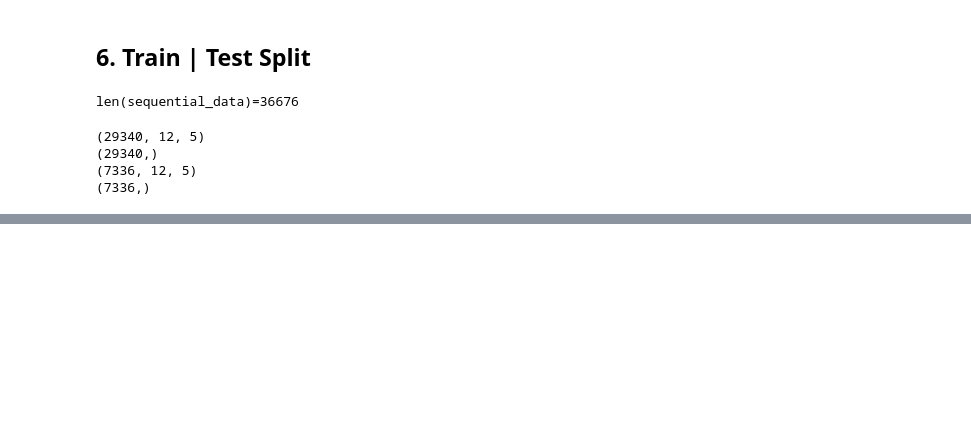
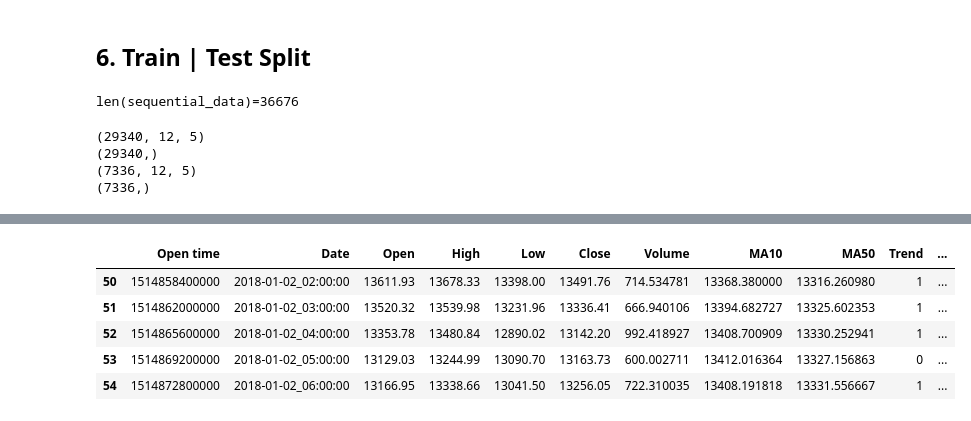
Before and after one commit to SamiFatmi/Bitcoin-price-prediction, a Jupyter notebook: LSTM.ipynb, the cells around one changed output, grey strips where cells are left out. Saved outputs shown, nothing was run; the diff lists cells and outputs as text; code cells hidden in the pictures; blank space fills up the shorter version.

```diff
--- a/LSTM.ipynb
+++ b/LSTM.ipynb
@@ -232,0 +334,15 @@ print(f"{y_test.shape}")
+# %%
+#moving average
+hourly_btc_data["MA10"] = [-1 if i <10 else (np.average(hourly_btc_data["Close"][i-10:i+1])) for i in range(len(hourly_btc_data))]
+hourly_btc_data["MA50"] = [-1 if i <50 else (np.average(hourly_btc_data["Close"][i-50:i+1])) for i in range(len(hourly_btc_data))]
+hourly_btc_data["Trend"] = [-1 if i <1 else ( 0 if hourly_btc_data["MA50"][i-1] > hourly_btc_data["MA50"][i] else 1) for i in range(len(hourly_btc_data))]
+hourly_btc_data["Death_cross"] = [-1 if i<50 else ( 0 if hourly_btc_data["MA10"][i] < hourly_btc_data["MA50"][i] else 1) for i in range(len(hourly_btc_data))]
+hourly_btc_data = hourly_btc_data[hourly_btc_data["MA50"] != -1]
+hourly_btc_data.head()
+# %% [output]
+|  | Open time | Date | Open | High | Low | Close | Volume | MA10 | MA50 | Trend | ... |
+| 50 | 1514858400000 | 2018-01-02_02:00:00 | 13611.93 | 13678.33 | 13398.00 | 13491.76 | 714.534781 | 13368.380000 | 13316.260980 | 1 | ... |
+| 51 | 1514862000000 | 2018-01-02_03:00:00 | 13520.32 | 13539.98 | 13231.96 | 13336.41 | 666.940106 | 13394.682727 | 13325.602353 | 1 | ... |
+| 52 | 1514865600000 | 2018-01-02_04:00:00 | 13353.78 | 13480.84 | 12890.02 | 13142.20 | 992.418927 | 13408.700909 | 13330.252941 | 1 | ... |
+| 53 | 1514869200000 | 2018-01-02_05:00:00 | 13129.03 | 13244.99 | 13090.70 | 13163.73 | 600.002711 | 13412.016364 | 13327.156863 | 0 | ... |
+| 54 | 1514872800000 | 2018-01-02_06:00:00 | 13166.95 | 13338.66 | 13041.50 | 13256.05 | 722.310035 | 13408.191818 | 13331.556667 | 1 | ... |
```
Also changed, not shown: parts of 21 cells of this notebook, 1 other file.
